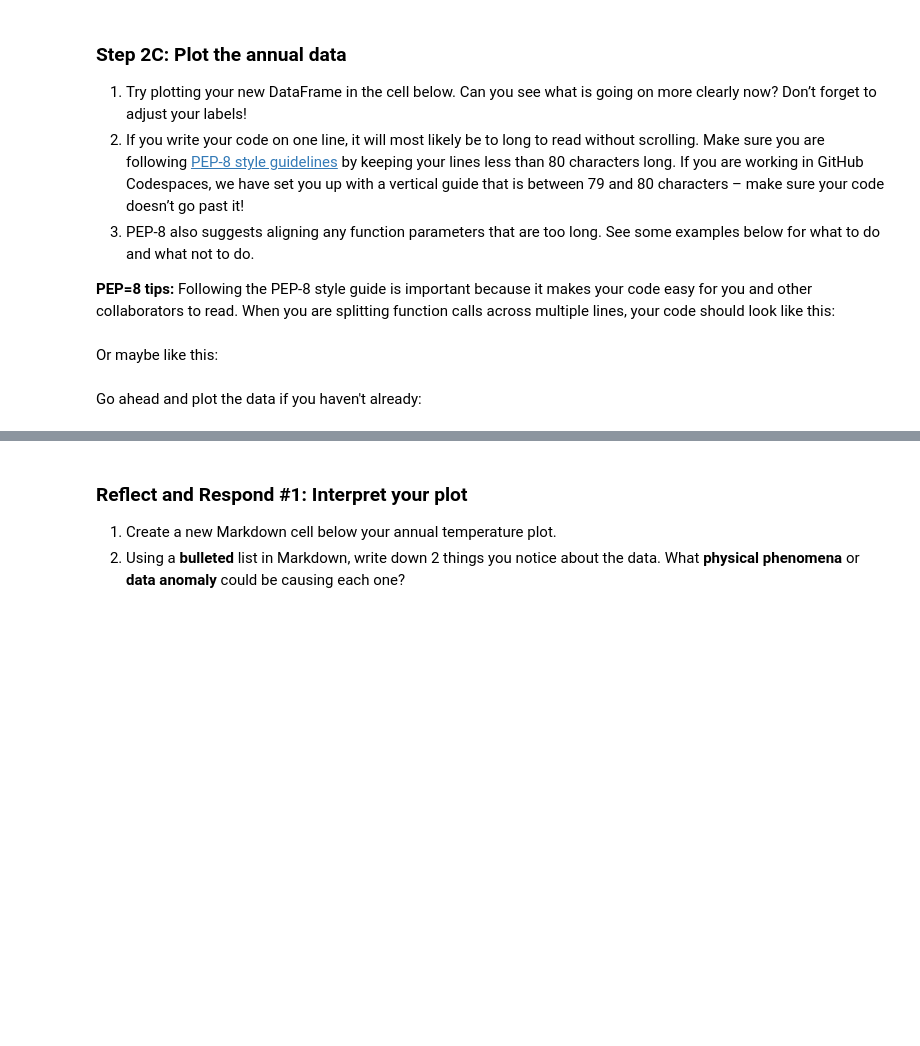
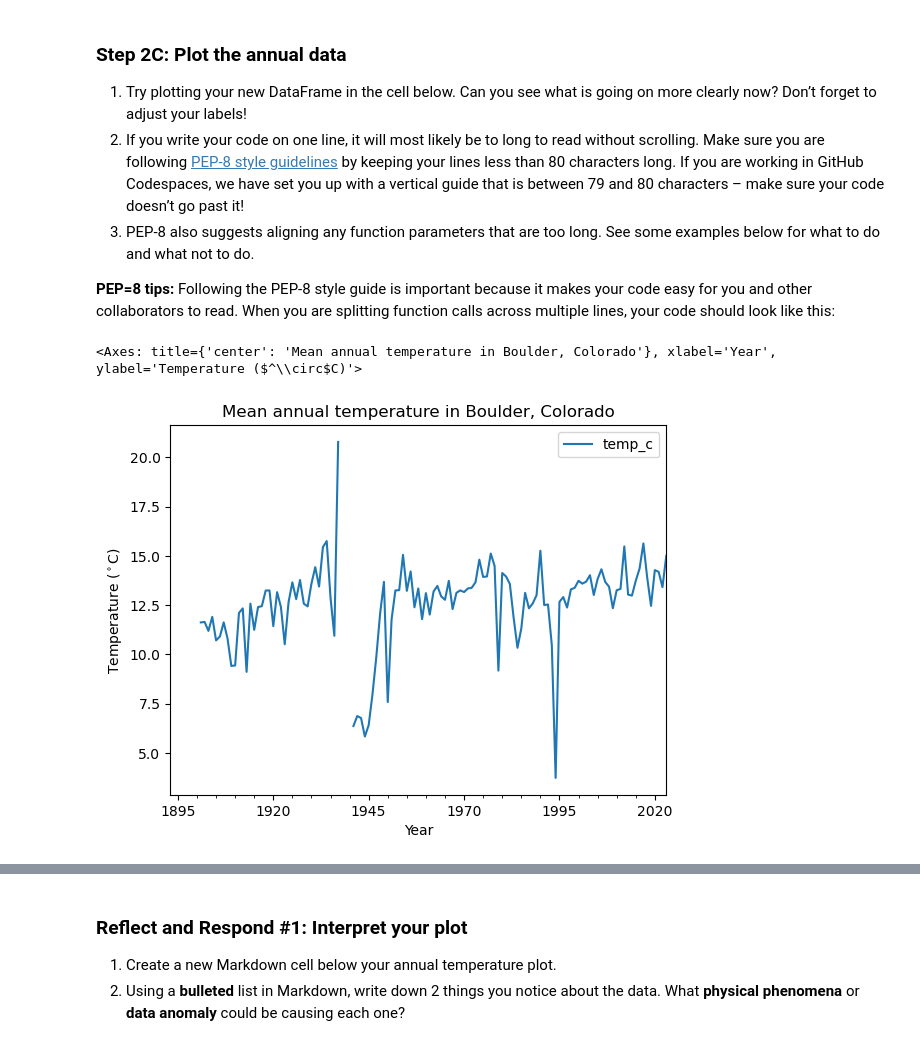
Before and after one commit to sofieappel/01-climate-fall-template, a Jupyter notebook: 04-climate-plot.ipynb, the cells around one changed output, grey strips where cells are left out. Cells and saved outputs as stored; diff of their text form; code cells hidden in the pictures; blank space fills up the shorter version.

```diff
--- a/04-climate-plot.ipynb
+++ b/04-climate-plot.ipynb
@@ -100,11 +112,18 @@ since this is annual it could go either way)</li>
 
 You may notice that your plot looks a little “fuzzy”. This happens when Python is trying to plot a value for every date, but the resolution of the image is too low to actually do that. You can address this issue by **resampling** the data, or summarizing it over a time period of your choice. In this case, we will resample annually, giving us one data point per year.
 # %%
-ann_climate_df = (
-    climate_u_df
-    .resample('DT_OFFSET')
-    .agg_method_here()
+### get mean annual temp
+ann_temp_df = (
+
+    ### resample df
+    temp_units_df
+
+    ### sample annualy
+    .resample('YS')
+
+    ### take mean
+    .mean()
 )
 
-ann_climate_df
+ann_temp_df
 # %% [output]
@@ -135,11 +167,12 @@ href="https://peps.python.org/pep-0008/">PEP-8 style guidelines</a> by keeping y
 
 **PEP=8 tips:** Following the PEP-8 style guide is important because it makes your code easy for you and other collaborators to read. When you are splitting function calls across multiple lines, your code should look like this:
 # %%
-my_dataframe.plot(
-    y = 'column_name',
-    title = 'My Amazing Plot',
-    xlabel = 'The x-axis',
-    ylabel = 'The y-axis'
+ann_temp_df.plot(
+    y = 'temp_c',
+    title = 'Mean annual temperature in Boulder, Colorado',
+    xlabel = 'Year',
+    ylabel = 'Temperature ($^\circ$C)'
 )
+# %% [output]
+<Axes: title={'center': 'Mean annual temperature in Boulder, Colorado'}, xlabel='Year', ylabel='Temperature ($^\\circ$C)'>
+[figure, added]
-# %% [markdown]
-Or maybe like this:
@@ -151,2 +178,0 @@ my_dataframe.plot(y = 'column_name',
-# %% [markdown]
-Go ahead and plot the data if you haven't already:
```
Also changed, not shown: parts of 13 cells of this notebook, 1 other file.
